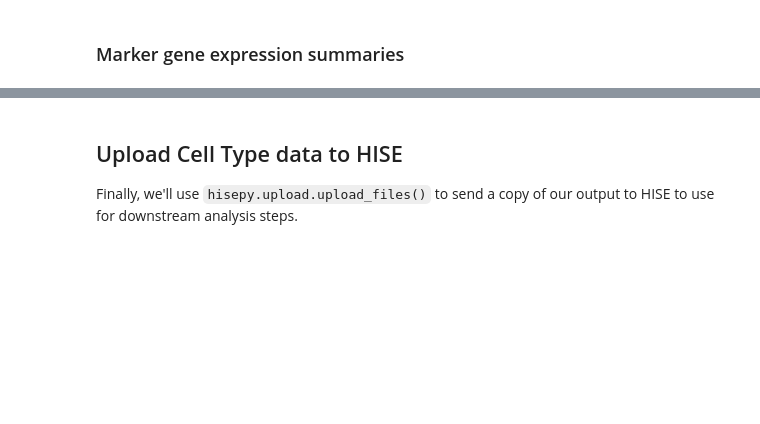
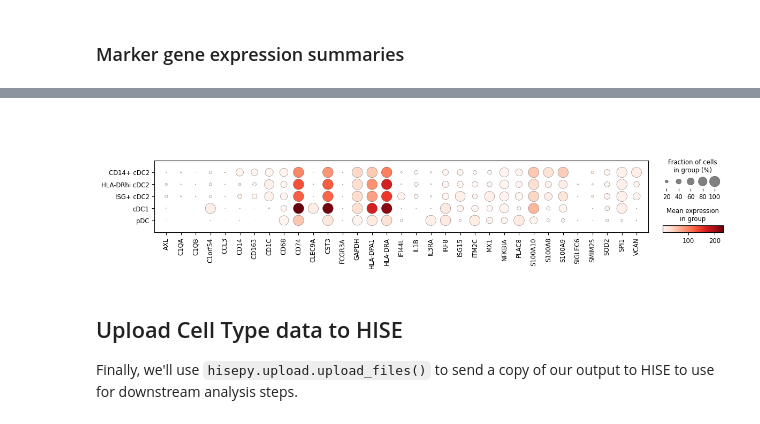
Before and after one commit to aifimmunology/sound-life-scrna-analysis, a Jupyter notebook: scrna-seq_analysis/02-reference_labeling/09e-Python_dc_L3_refinement.ipynb, the cells around one changed output, grey strips where cells are left out. Drawn from its saved outputs; the diff is of its cells as text; code cells hidden in the pictures; blank space fills up the shorter version.

```diff
--- a/scrna-seq_analysis/02-reference_labeling/09e-Python_dc_L3_refinement.ipynb
+++ b/scrna-seq_analysis/02-reference_labeling/09e-Python_dc_L3_refinement.ipynb
@@ -352,6 +407,10 @@ l3_markers = [
     'S100A10', 'S100A8', 'S100A9', 'SIGLEC6', 'SMIM25',
     'SOD2', 'SPI1', 'VCAN'
 ]
+# %%
+sc.pl.dotplot(adata, groupby = 'AIFI_L3', var_names = l3_markers)
+# %% [output]
+[figure, added]
 # %%
 out_l3_markers = 'output/diha_{c}_AIFI_L3_review_markers_{d}.csv'.format(
     c = class_name,
```
Also changed, not shown: parts of 19 cells of this notebook, 2 other files.
